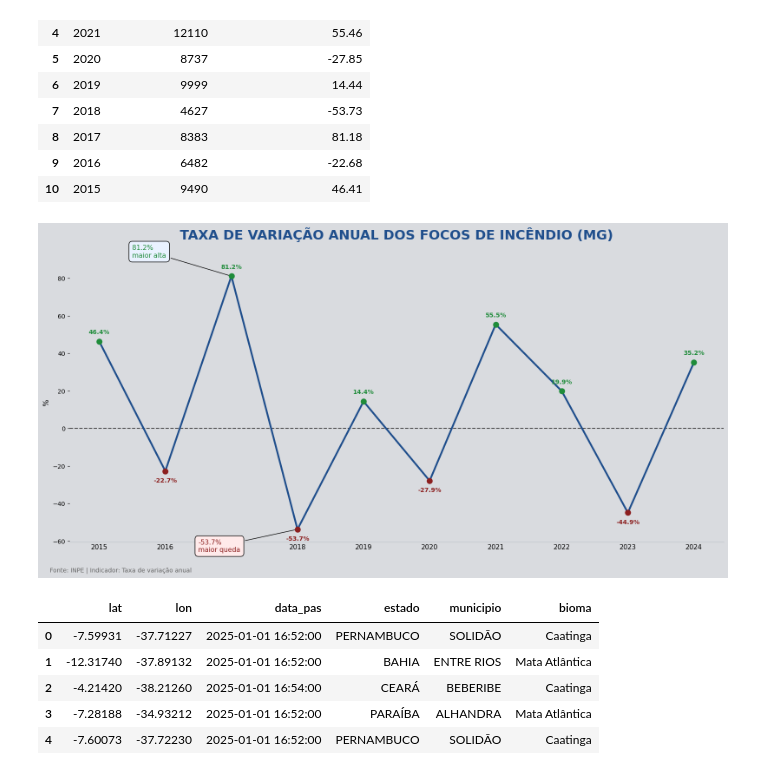
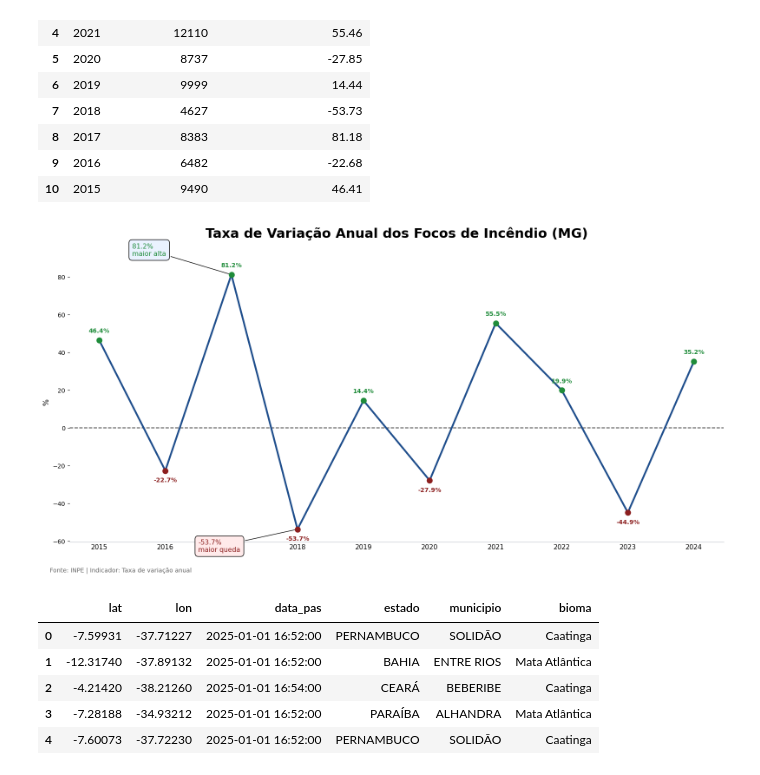
Before and after one commit to jvrezendem/analiseIncendioBR, a Jupyter notebook: notebooks/serieHistorica.ipynb, the cells around one changed output. Cells and saved outputs as stored; diff of their text form; code cells hidden in the pictures.

Commit message:
add: requirements.txt e padronização das visualizações

```diff
--- a/notebooks/serieHistorica.ipynb
+++ b/notebooks/serieHistorica.ipynb
@@ -293,7 +293,7 @@ taxa = database["Taxa de Variação Anual (%)"].values
 fig, ax = plt.subplots(figsize=(16, 9))
 
 # Fundo
-bg = "#d9dbdf"
+bg = "#ffffff"
 fig.patch.set_facecolor(bg)
 ax.set_facecolor(bg)
 
@@ -319,10 +319,10 @@ ax.spines["bottom"].set_color("#bfc5cc")
 
 # Título
 ax.set_title(
-    "TAXA DE VARIAÇÃO ANUAL DOS FOCOS DE INCÊNDIO (MG)",
+    "Taxa de Variação Anual dos Focos de Incêndio (MG)",
     fontsize=22,
     fontweight="bold",
-    color="#1f4e8c",
+    color="#000000",
     pad=40
 )
 
@@ -371,34 +371,34 @@ ax.annotate(
     xytext=(anos[idx_max]-1.5, taxa[idx_max]+10),
     bbox=dict(boxstyle="round,pad=0.5", fc="#eaf2ff"),
     arrowprops=dict(arrowstyle="-"),
     fontsize=11,
     color="#1f8c3a"
 )
 
 # Destaque da maior queda
 idx_min = np.nanargmin(taxa)
 ax.annotate(
     f"{taxa[idx_min]:.1f}%\nmaior queda",
     xy=(anos[idx_min], taxa[idx_min]),
     xytext=(anos[idx_min]-1.5, taxa[idx_min]-12),
     bbox=dict(boxstyle="round,pad=0.5", fc="#ffeaea"),
     arrowprops=dict(arrowstyle="-"),
     fontsize=11,
     color="#8c1f1f"
 )
 
 # Rodapé
 fig.text(
     0.02, 0.02,
     "Fonte: INPE | Indicador: Taxa de variação anual",
     fontsize=10,
     color="#666"
 )
 
 plt.tight_layout(rect=[0, 0.05, 1, 0.92])
 plt.show()
 # %% [output]
-[figure, old version]
+[figure, new version]
 # %%
 pathArq = [
     "../data/raw/focos_br_ref_2025.csv",
```
Also changed, not shown: parts of 7 cells of this notebook, 6 other files.
